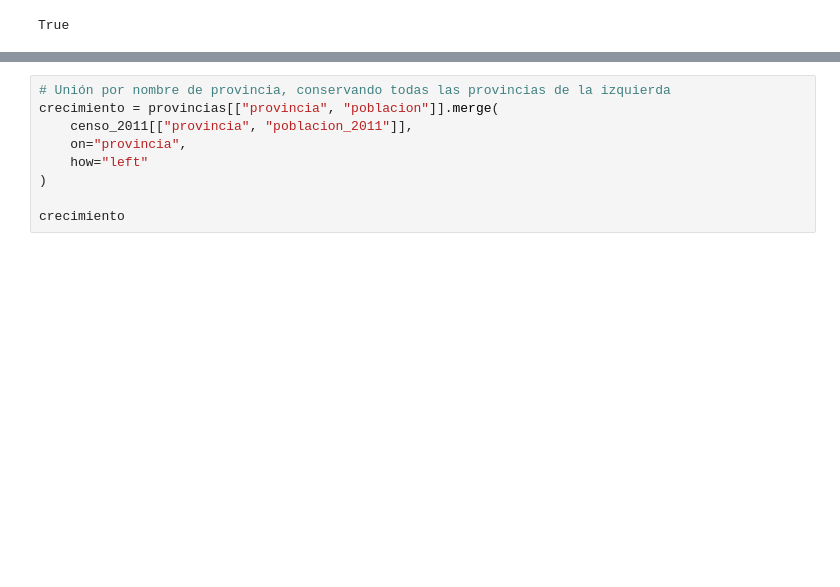
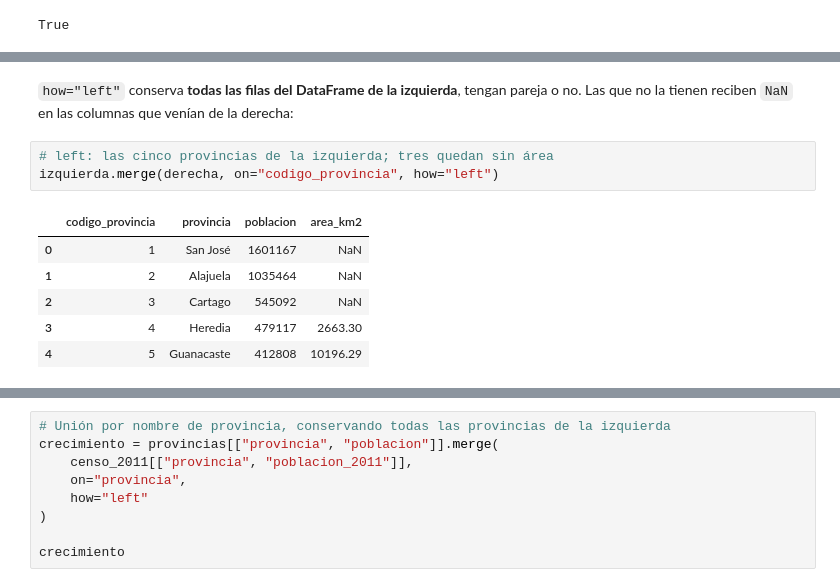
Before and after one commit to gf0657-programacionsig/2026-ii, a Jupyter notebook: contenidos/iii-analisis-visualizacion-datos/13-pandas-agrupacion-uniones.ipynb, the cells around one changed output, grey strips where cells are left out. Cells and saved outputs as stored; diff of their text form; blank space fills up the shorter version.

```diff
--- a/contenidos/iii-analisis-visualizacion-datos/13-pandas-agrupacion-uniones.ipynb
+++ b/contenidos/iii-analisis-visualizacion-datos/13-pandas-agrupacion-uniones.ipynb
@@ -389,0 +423,12 @@ Cuando una llave no aparece en ambos DataFrames, el argumento `how` decide qué
+# %% [markdown]
+`how="left"` conserva **todas las filas del DataFrame de la izquierda**, tengan pareja o no. Las que no la tienen reciben `NaN` en las columnas que venían de la derecha:
+# %%
+# left: las cinco provincias de la izquierda; tres quedan sin área
+izquierda.merge(derecha, on="codigo_provincia", how="left")
+# %% [output]
+|  | codigo_provincia | provincia | poblacion | area_km2 |
+| 0 | 1 | San José | 1601167 | NaN |
+| 1 | 2 | Alajuela | 1035464 | NaN |
+| 2 | 3 | Cartago | 545092 | NaN |
+| 3 | 4 | Heredia | 479117 | 2663.30 |
+| 4 | 5 | Guanacaste | 412808 | 10196.29 |
```
Also changed, not shown: parts of 27 cells of this notebook.
